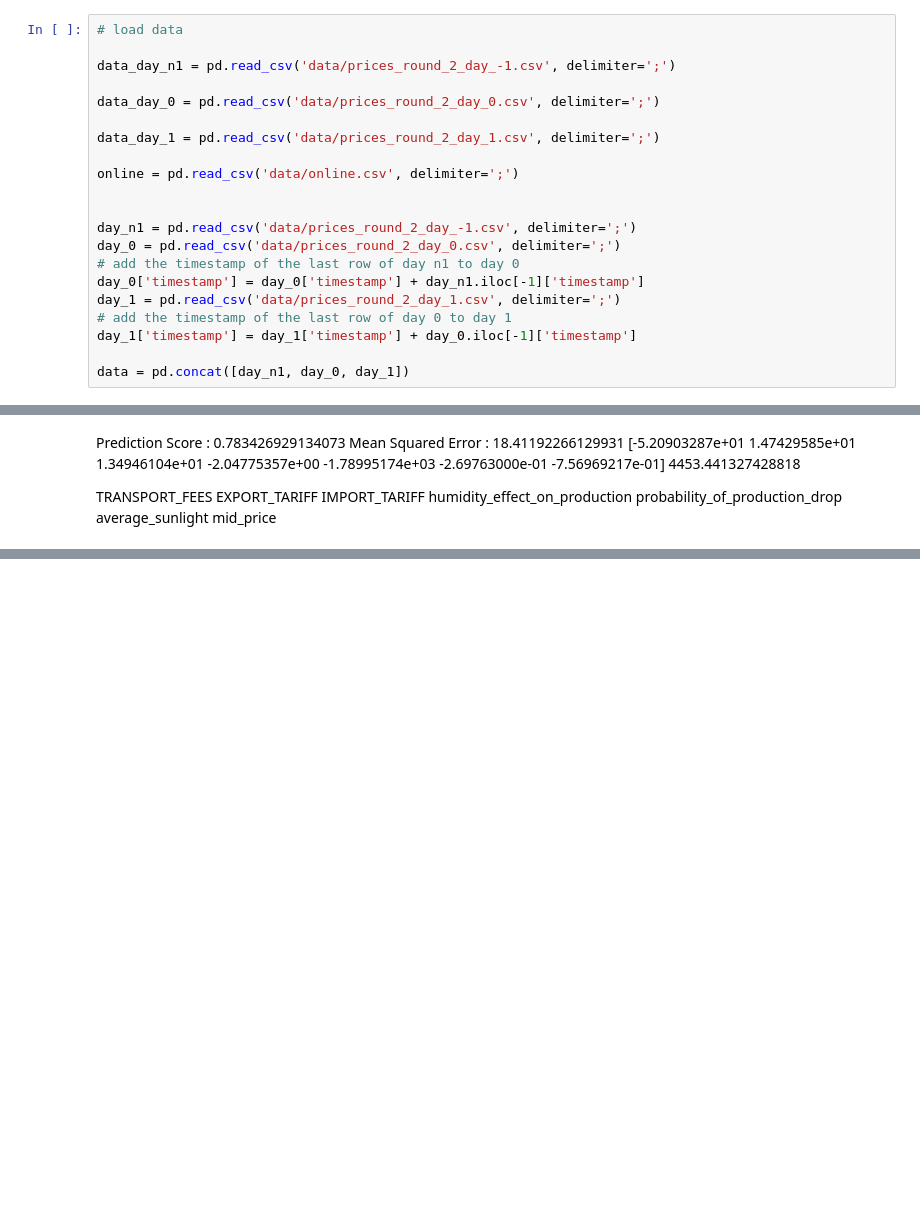
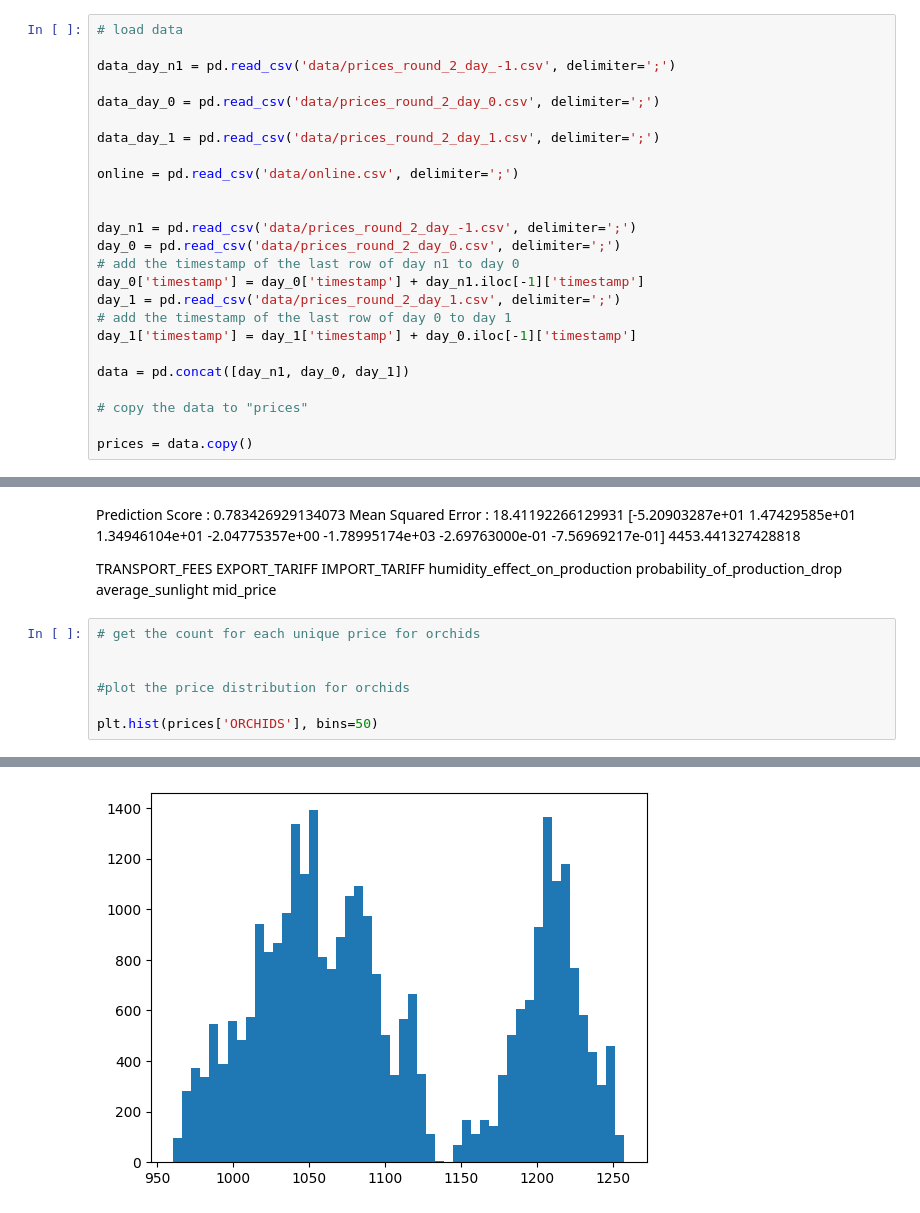
Before and after one commit to santiago-mooser/IMC-trading, a Jupyter notebook: rounds/round_2/analysis.ipynb, the cells around one changed output, grey strips where cells are left out. Drawn from its saved outputs; the diff is of its cells as text; blank space fills up the shorter version.

```diff
--- a/rounds/round_2/analysis.ipynb
+++ b/rounds/round_2/analysis.ipynb
@@ -28,6 +28,10 @@ day_1 = pd.read_csv('data/prices_round_2_day_1.csv', delimiter=';')
 day_1['timestamp'] = day_1['timestamp'] + day_0.iloc[-1]['timestamp']
 
 data = pd.concat([day_n1, day_0, day_1])
+
+# copy the data to "prices"
+
+prices = data.copy()
 # %%
 data_day_1
 # %% [output]
@@ -550,3 +554,11 @@ Mean Squared Error :  18.41192266129931
 
 
 TRANSPORT_FEES	EXPORT_TARIFF	IMPORT_TARIFF	humidity_effect_on_production	probability_of_production_drop	average_sunlight	mid_price
+# %%
+# get the count for each unique price for orchids
+
+
+#plot the price distribution for orchids
+
+plt.hist(prices['ORCHIDS'], bins=50)
+# %% [output]
@@ -552,0 +580 @@ TRANSPORT_FEES	EXPORT_TARIFF	IMPORT_TARIFF	humidity_effect_on_production	probabi
+[figure, added]
```
Also changed, not shown: parts of 4 cells of this notebook, 1 other file.
